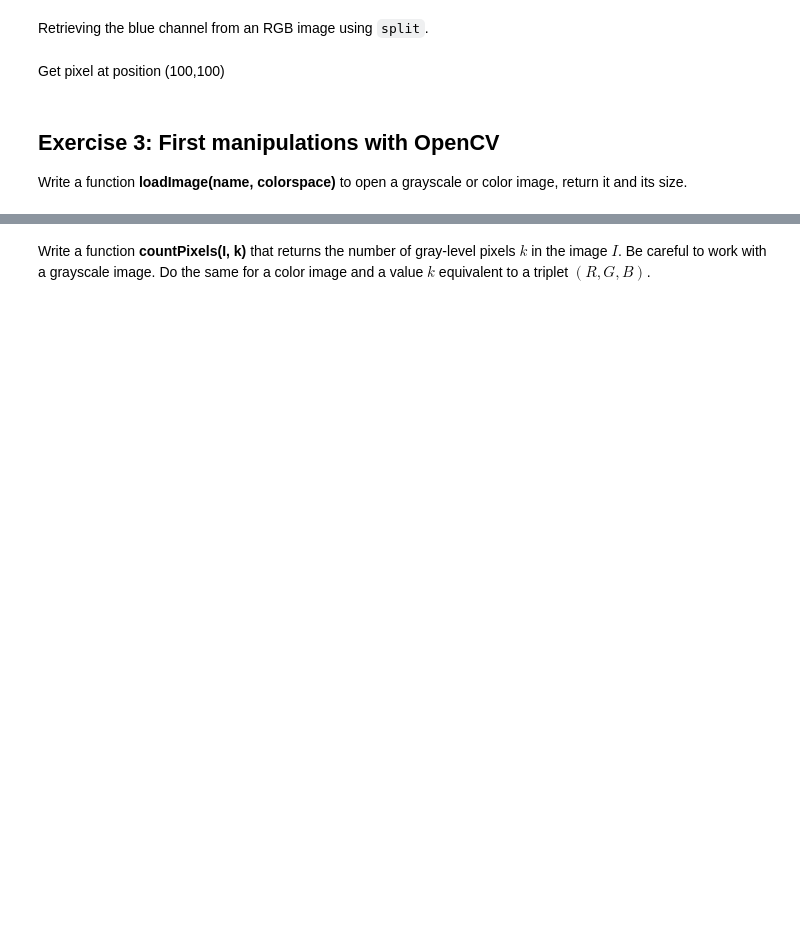
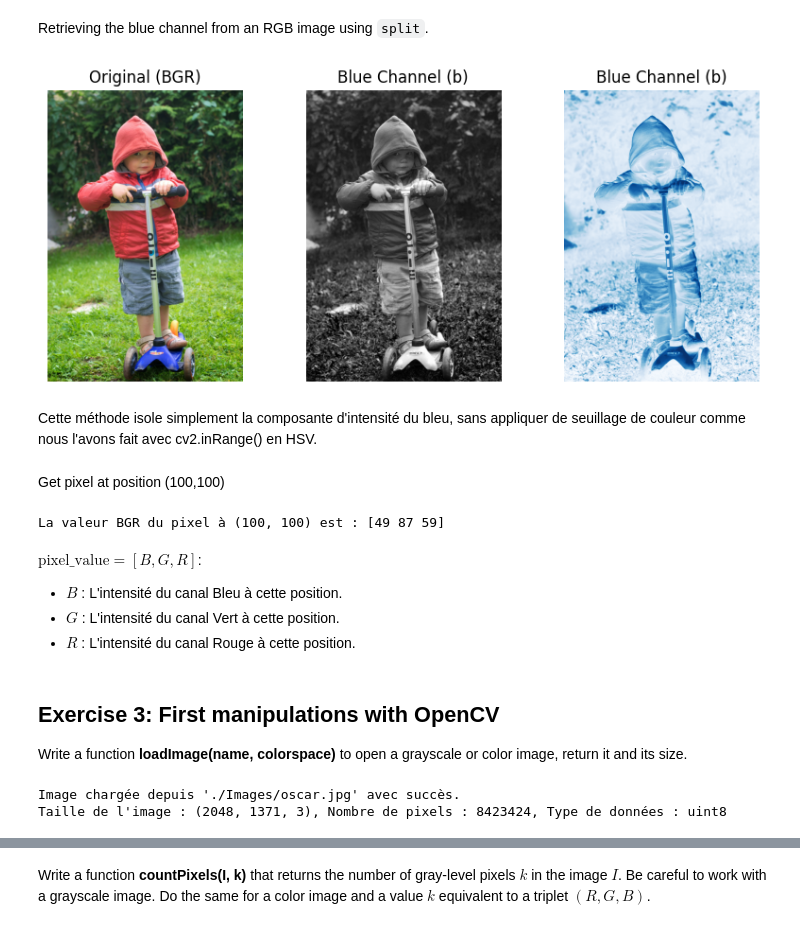
Before and after one commit to daphnemaschas/Reconnaissance-Visuelle, a Jupyter notebook: labs/lab1/LAB1_getting_started_opencv_new.ipynb, the cells around one changed output, grey strips where cells are left out. Saved outputs shown, nothing was run; the diff lists cells and outputs as text; code cells hidden in the pictures; blank space fills up the shorter version.

```diff
--- a/labs/lab1/LAB1_getting_started_opencv_new.ipynb
+++ b/labs/lab1/LAB1_getting_started_opencv_new.ipynb
@@ -112,2 +147,14 @@ Retrieving the blue channel from an RGB image using `split`.
+# %%
+b, g, r = cv2.split(img)
+
+plt.figure(figsize=(10,4))
+plt.subplot(1,3,1); plt.title("Original (BGR)"); plt.imshow(cv2.cvtColor(img, cv2.COLOR_BGR2RGB)); plt.axis("off")
+plt.subplot(1,3,2); plt.title("Blue Channel (b)"); plt.imshow(b, cmap="gray"); plt.axis("off")
+plt.subplot(1,3,3); plt.title("Blue Channel (b)"); plt.imshow(b, cmap="Blues"); plt.axis("off") # Optionnel : Affichage en fausses couleurs bleues
+plt.show()
+# %% [output]
+[figure, added]
+# %% [markdown]
+Cette méthode isole simplement la composante d'intensité du bleu, sans appliquer de seuillage de couleur comme nous l'avons fait avec cv2.inRange() en HSV.
 # %% [markdown]
 Get pixel at position (100,100)
@@ -116,3 +161,13 @@ Get pixel at position (100,100)
+# %%
+pixel_value = img[100, 100]
+print(f"La valeur BGR du pixel à (100, 100) est : {pixel_value}")
+# %% [output]
+La valeur BGR du pixel à (100, 100) est : [49 87 59]
+# %% [markdown]
+$\text{pixel\_value} = [B, G, R]$:
+-  $B$ : L'intensité du canal Bleu à cette position.
+- $G$ : L'intensité du canal Vert à cette position.
+- $R$ : L'intensité du canal Rouge à cette position.
 # %% [markdown]
 ## Exercise 3: First manipulations with OpenCV
 
@@ -122,0 +194,5 @@ def loadImage(path, colorspace):
+# %%
+oscar_img, oscar_size = loadImage('./Images/oscar.jpg', colorspace="color")
+# %% [output]
+Image chargée depuis './Images/oscar.jpg' avec succès.
+Taille de l'image : (2048, 1371, 3), Nombre de pixels : 8423424, Type de données : uint8
```
Also changed, not shown: parts of 31 cells of this notebook.
